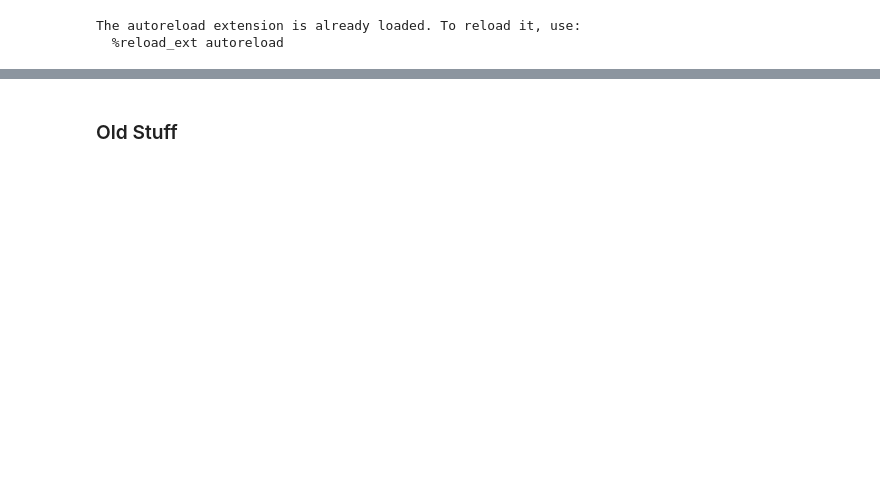
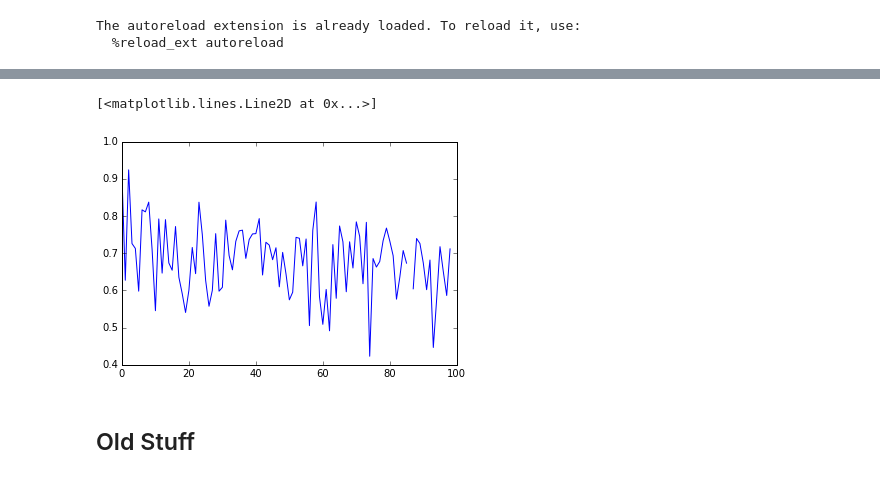
Before and after one commit to cs229-bike-prediction/bike-prediction, a Jupyter notebook: scikit experiments.ipynb, the cells around one changed output, grey strips where cells are left out. Cells and saved outputs as stored; diff of their text form; code cells hidden in the pictures; blank space fills up the shorter version.

```diff
--- a/scikit experiments.ipynb
+++ b/scikit experiments.ipynb
@@ -27,5 +27,5 @@ records = ml_test.load_records('XY8.csv')
 # %%
 dataset = ml_test.divide_dataset(stations, X, Y, locs)
 # %%
-interesting_stations = [14, 153, 194, 300]
+interesting_stations = [14, 194, 153, 300, 572]
 # %%
@@ -41,12 +41,12 @@ plt.plot(np.histogram(labels, range(n_clusters+1))[0])
 # %%
-poly = preprocessing.PolynomialFeatures(degree=3)
+poly = preprocessing.PolynomialFeatures(degree=2)
 scaler = preprocessing.StandardScaler()
 
 poly_tr_X = (scaler.fit_transform(poly.fit_transform(dataset['tr_X'])))
 # %%
 estimators = []
 for i in range(n_clusters):
-    clf = linear_model.LinearRegression()
+    clf = linear_model.Ridge(alpha=0.3)
     clf.fit(poly_tr_X[labels==i,:], dataset['tr_Y'][labels==i])
     estimators.append(clf)
 
@@ -87,5 +99,22 @@ for station_id in interesting_stations:
+# %%
+top_stations = [ 14, 191, 154, 307, 194, 303, 217, 374,  55, 251, 132, 101,  73, 104, 213, 553, 193, 406,
+ 341,  39, 407, 404, 278,  41,  95, 248, 153, 112,  18,  64, 234,  12, 356, 541, 246, 215,
+  45, 109, 270,  17, 428, 203, 239, 202, 199, 116,  66, 300, 192, 386, 130, 282, 427, 135,
+ 119, 107, 229,  71, 574, 233,  77, 225,  33,  32, 304, 436, 177, 290, 321,  24, 331, 228,
+ 338, 361, 252, 350, 115, 214, 159, 340, 237,  48,  74, 335, 272, 316, 126, 264, 326, 268,
+ 167,  19, 133, 572, 195, 432, 298,  16,  46, 162]
+scores = []
+for station_id in top_stations:
+    pr = predictions[dataset['tst_stations']==station_id]
+    tr = tst_Y[dataset['tst_stations']==station_id]
+    scores.append(metrics.explained_variance_score(tr, pr))
+
+plt.plot(scores)
+# %% [output]
+[<matplotlib.lines.Line2D at 0x...>]
+[figure, added]
 # %% [markdown]
-### Old Stuff
+## Old Stuff
 # %%
 num_clusters = 10
 k = KMeans(n_clusters=num_clusters)
```
Also changed, not shown: parts of 5 cells of this notebook, 4 other files.
